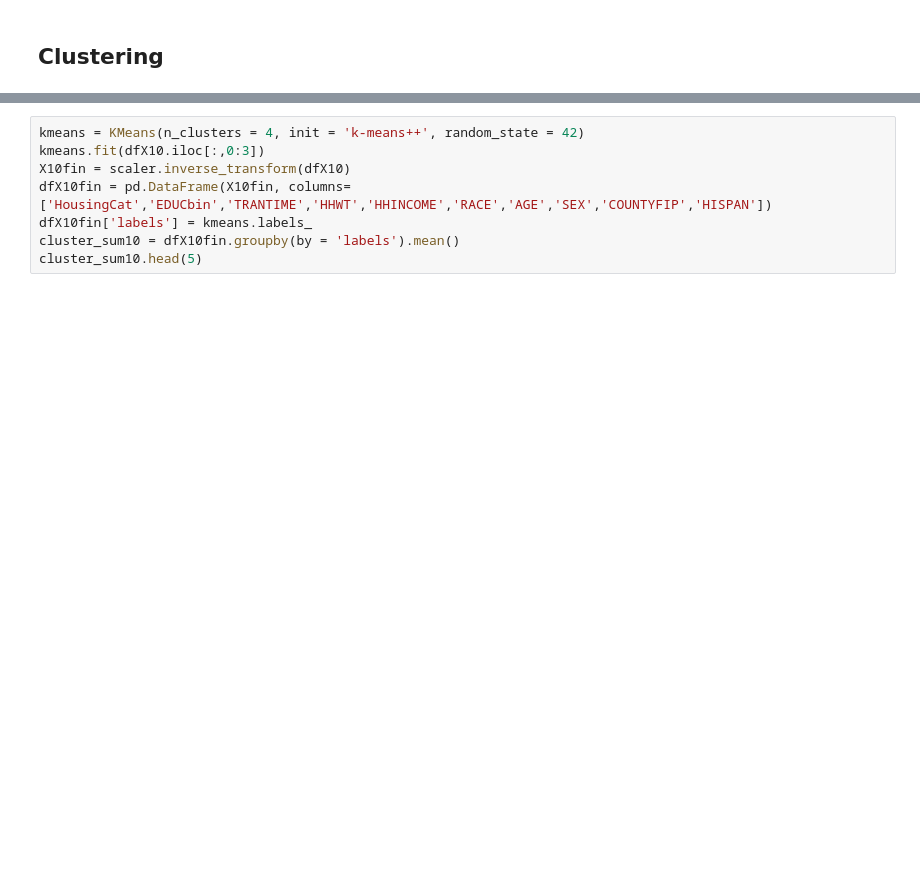
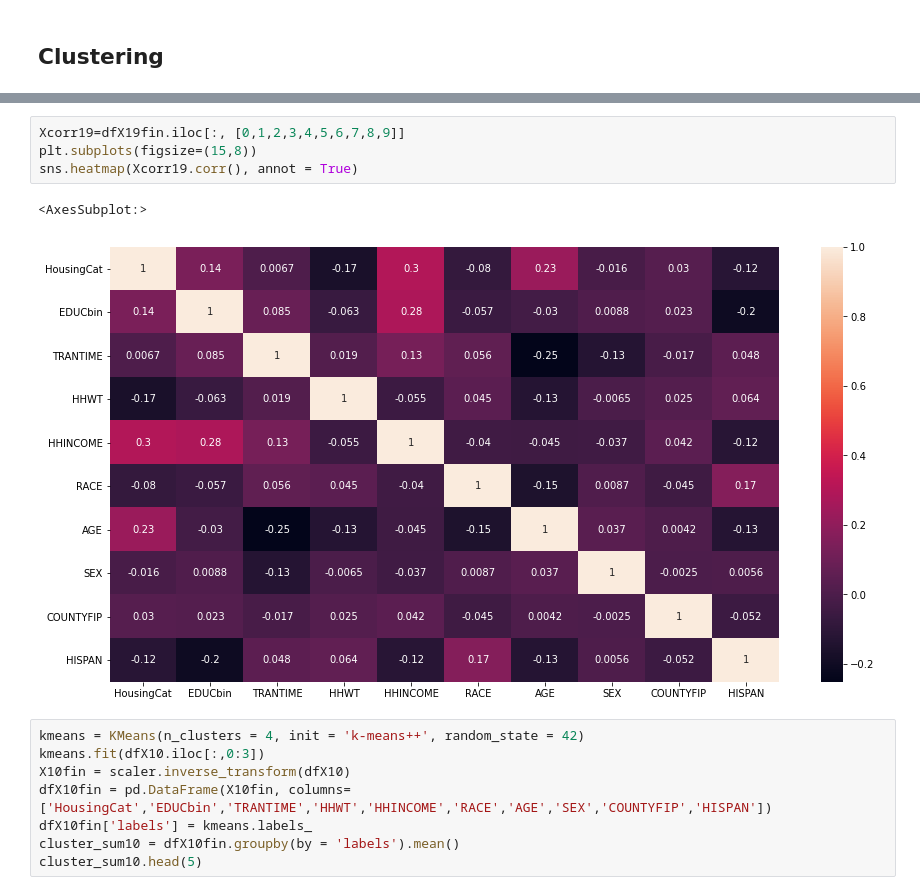
Before and after one commit to aren-kab/CDI-Capstone, a Jupyter notebook: MultiYearClust.ipynb, the cells around one changed output, grey strips where cells are left out. Saved outputs shown, nothing was run; the diff lists cells and outputs as text; blank space fills up the shorter version.

```diff
--- a/MultiYearClust.ipynb
+++ b/MultiYearClust.ipynb
@@ -235,6 +235,13 @@ cluster_sum19.head(4)
 | 1 | 0.000000 | 0.287396 | 10.451930 | 23.018457 | 38730.930909 | 2.967576 | 45.252069 | 1.561326 | 52.060037 | 0.650695 |
 | 2 | 1.524420 | 0.469698 | 69.495130 | 19.508688 | 148009.041538 | 2.909480 | 43.849215 | 1.400276 | 50.465479 | 0.560591 |
 | 3 | 1.757582 | 0.000000 | 9.116488 | 19.048280 | 104816.696227 | 2.703187 | 52.624218 | 1.528055 | 53.225065 | 0.584194 |
+# %%
+Xcorr19=dfX19fin.iloc[:, [0,1,2,3,4,5,6,7,8,9]]
+plt.subplots(figsize=(15,8))
+sns.heatmap(Xcorr19.corr(), annot = True)
+# %% [output]
+<AxesSubplot:>
+[figure, added]
 # %%
 kmeans = KMeans(n_clusters = 4, init = 'k-means++', random_state = 42)
 kmeans.fit(dfX10.iloc[:,0:3])
```
Also changed, not shown: parts of 24 cells of this notebook.
